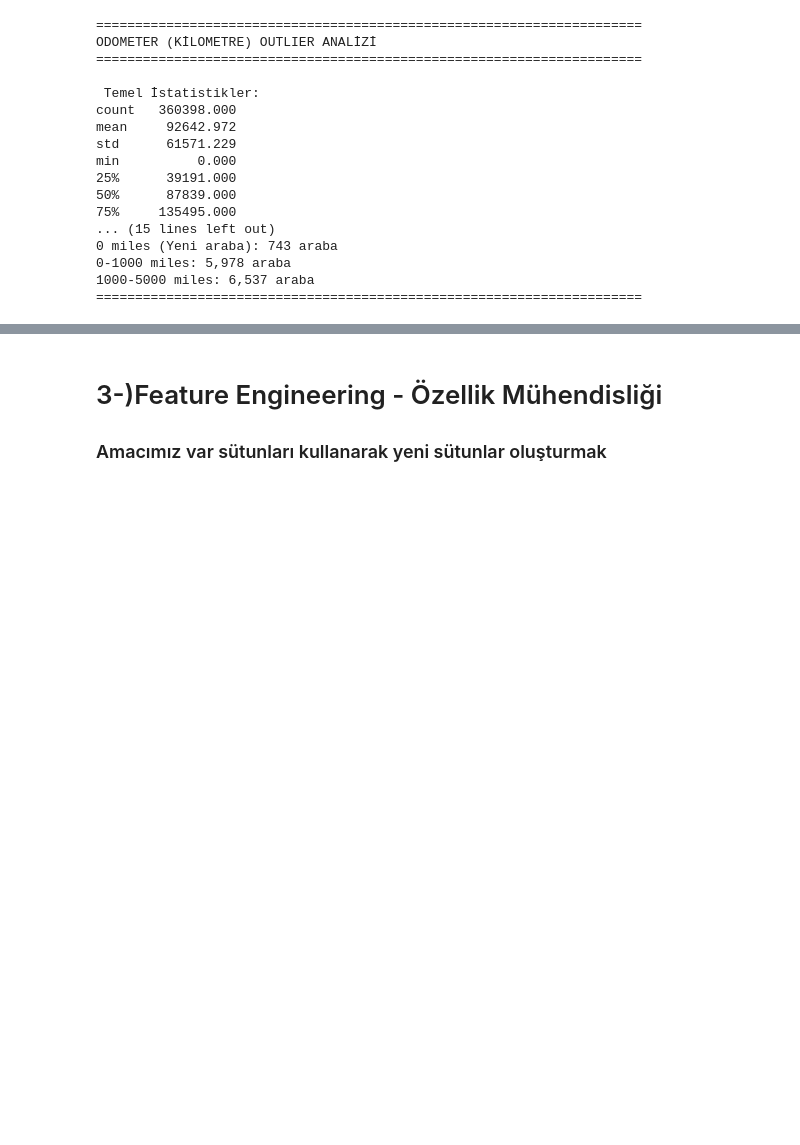
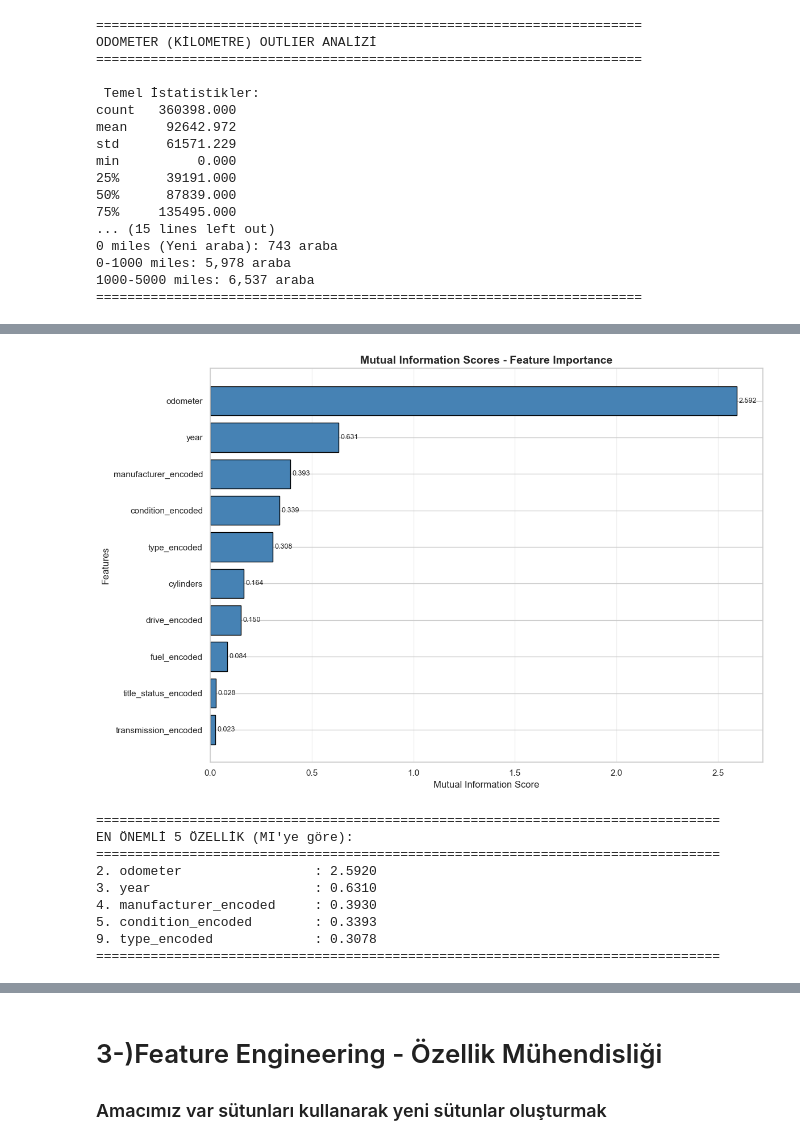
Before and after one commit to AhmetBugraKaplan/CarRecommendationSystem, a Jupyter notebook: RegressionModel/CarPricePredictionProject.ipynb, the cells around one changed output, grey strips where cells are left out. Saved outputs shown, nothing was run; the diff lists cells and outputs as text; code cells hidden in the pictures; blank space fills up the shorter version.

```diff
--- a/RegressionModel/CarPricePredictionProject.ipynb
+++ b/RegressionModel/CarPricePredictionProject.ipynb
@@ -1312,0 +1507,68 @@ df.info()
+# %%
+#2.29 Mutual Information (MI) analizi ile özellik-hedef ilişkilerini ölçüyoruz. MI, hem sayısal hem
+#     kategorik değişkenler için çalışır ve doğrusal olmayan ilişkileri de yakalayabilir.
+
+from sklearn.feature_selection import mutual_info_regression
+from sklearn.preprocessing import LabelEncoder
+
+print("="*80)
+print("MUTUAL INFORMATION (MI) ANALİZİ")
+print("="*80)
+
+# Sayısal değişkenler için MI
+numeric_cols_mi = ['cylinders', 'odometer', 'year']
+numeric_cols_mi = [col for col in numeric_cols_mi if col in df.columns]
+
+# Kategorik değişkenleri encode et (MI için)
+categorical_cols_mi = ['manufacturer', 'condition', 'fuel', 'transmission', 'drive', 'type', 'title_status']
+categorical_cols_mi = [col for col in categorical_cols_mi if col in df.columns]
+
+# Kategorik değişkenleri encode et
+df_mi = df.copy()
+le_dict = {}
+for col in categorical_cols_mi:
+    le = LabelEncoder()
+    df_mi[col + '_encoded'] = le.fit_transform(df_mi[col].astype(str))
+    le_dict[col] = le
+
+# Tüm feature'ları birleştir
+all_features_mi = numeric_cols_mi + [col + '_encoded' for col in categorical_cols_mi]
+X_mi = df_mi[all_features_mi].fillna(0)
+y_mi = df_mi['price']
+
+# MI hesapla
+mi_scores = mutual_info_regression(X_mi, y_mi, random_state=42)
+
+# Sonuçları DataFrame'e çevir
+mi_results = pd.DataFrame({
+    'Feature': all_features_mi,
+    'MI_Score': mi_scores
+}).sort_values('MI_Score', ascending=False)
+
+print("\nMutual Information Skorları (Yüksekten Düşüğe):")
+print(mi_results.to_string(index=False))
+
+# Görselleştirme
+plt.figure(figsize=(12, 8))
+mi_results_sorted = mi_results.sort_values('MI_Score', ascending=True)
+plt.barh(range(len(mi_results_sorted)), mi_results_sorted['MI_Score'].values, color='steelblue', edgecolor='black')
+plt.yticks(range(len(mi_results_sorted)), mi_results_sorted['Feature'].values)
+plt.xlabel('Mutual Information Score', fontsize=12)
+plt.ylabel('Features', fontsize=12)
+plt.title('Mutual Information Scores - Feature Importance', fontsize=14, weight='bold')
+plt.grid(axis='x', alpha=0.3)
+
+# Değerleri bar'ların üzerine yaz
+for i, v in enumerate(mi_results_sorted['MI_Score'].values):
+    plt.text(v + 0.01, i, f'{v:.3f}', va='center', fontsize=9)
+
+plt.tight_layout()
+plt.show()
+
+print("\n" + "="*80)
+print("EN ÖNEMLİ 5 ÖZELLİK (MI'ye göre):")
+print("="*80)
+for idx, row in mi_results.head(5).iterrows():
+    print(f"{idx+1}. {row['Feature']:25}: {row['MI_Score']:.4f}")
+print("="*80)
+# %% [output]
@@ -1312,0 +1591,10 @@ df.info()
+[figure, added]
+================================================================================
+EN ÖNEMLİ 5 ÖZELLİK (MI'ye göre):
+================================================================================
+2. odometer                 : 2.5920
+3. year                     : 0.6310
+4. manufacturer_encoded     : 0.3930
+5. condition_encoded        : 0.3393
+9. type_encoded             : 0.3078
+================================================================================
```
Also changed, not shown: parts of 35 cells of this notebook.
